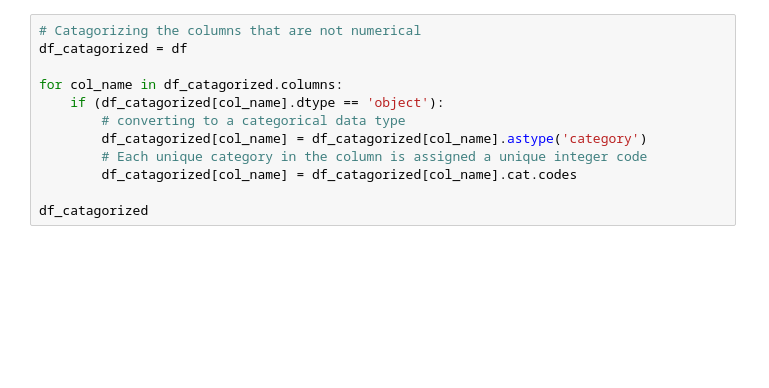
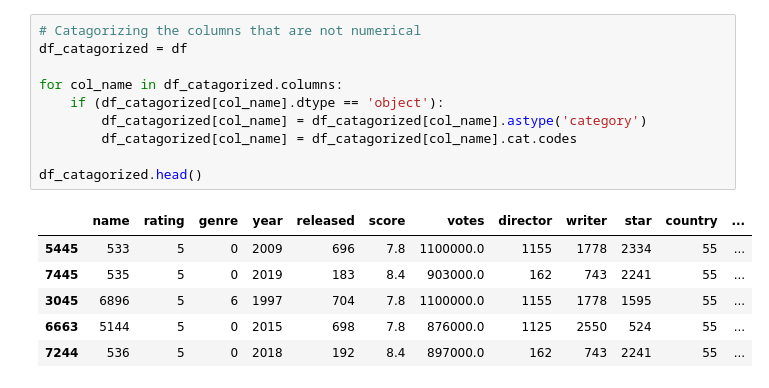
Before and after one commit to caueoliveiraaa/data_analysis_projects, a Jupyter notebook: python_movie_script/movie_correlations.ipynb, the cells around one changed output. Cells and saved outputs as stored; diff of their text form; blank space fills up the shorter version.

```diff
--- a/python_movie_script/movie_correlations.ipynb
+++ b/python_movie_script/movie_correlations.ipynb
@@ -112,15 +175,20 @@ plt.show()
 # %%
 # Catagorizing the columns that are not numerical
 df_catagorized = df
 
 for col_name in df_catagorized.columns:
     if (df_catagorized[col_name].dtype == 'object'):
-        # converting to a categorical data type
         df_catagorized[col_name] = df_catagorized[col_name].astype('category')
-        # Each unique category in the column is assigned a unique integer code
         df_catagorized[col_name] = df_catagorized[col_name].cat.codes
 
-df_catagorized
+df_catagorized.head()
+# %% [output]
+|  | name | rating | genre | year | released | score | votes | director | writer | star | country | ... |
+| 5445 | 533 | 5 | 0 | 2009 | 696 | 7.8 | 1100000.0 | 1155 | 1778 | 2334 | 55 | ... |
+| 7445 | 535 | 5 | 0 | 2019 | 183 | 8.4 | 903000.0 | 162 | 743 | 2241 | 55 | ... |
+| 3045 | 6896 | 5 | 6 | 1997 | 704 | 7.8 | 1100000.0 | 1155 | 1778 | 1595 | 55 | ... |
+| 6663 | 5144 | 5 | 0 | 2015 | 698 | 7.8 | 876000.0 | 1125 | 2550 | 524 | 55 | ... |
+| 7244 | 536 | 5 | 0 | 2018 | 192 | 8.4 | 897000.0 | 162 | 743 | 2241 | 55 | ... |
 # %%
 # Looking at a heapmap with the non-numerical data catagorized
 sns.heatmap(df_catagorized.corr(), annot=True)
```
Also changed, not shown: parts of 28 cells of this notebook.
